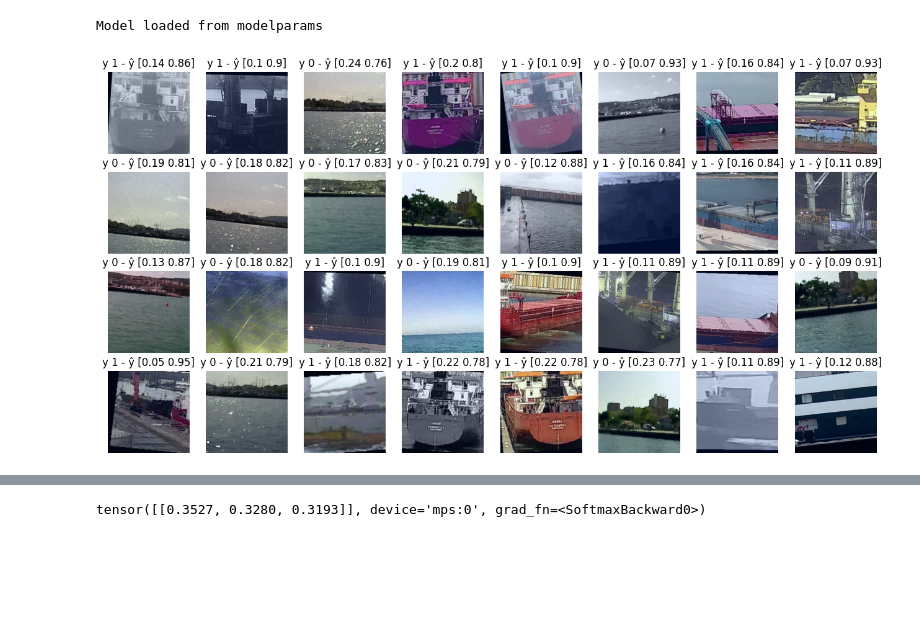
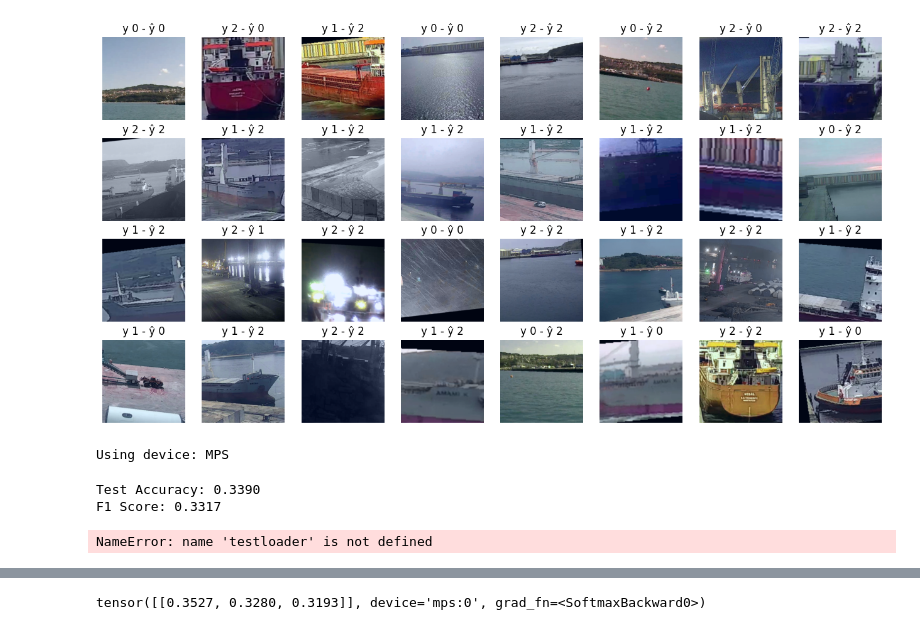
Before and after one commit to PepeRoConde/3year2sem, a Jupyter notebook: vision/p1/pruebas.ipynb, the cells around one changed output, grey strips where cells are left out. Cells and saved outputs as stored; diff of their text form; code cells hidden in the pictures; blank space fills up the shorter version.

```diff
--- a/vision/p1/pruebas.ipynb
+++ b/vision/p1/pruebas.ipynb
@@ -23,20 +23,35 @@ import numpy as np
 # %%
 from ship_classifier import ShipDataset, ShipClassifier, plotgrid
 import scipy
 
 dataAugmentation = True
-docked=False
+docked=True
+pretrained=True
 
-classifier = ShipClassifier(pretrained=True,docked=docked)
-classifier.load_model('modelparams')
+classifier = ShipClassifier(pretrained=pretrained,docked=docked)
+#classifier.load_model('modelparams')
 
 classifier.model.to('mps')
 
 trainset = ShipDataset(root_dir='/Users/pepe/carrera/3/2/vca/practicas/p2', train=True, dataAugmentation=dataAugmentation, docked=docked)
 testset = ShipDataset(root_dir='/Users/pepe/carrera/3/2/vca/practicas/p2', train=False, dataAugmentation=False, docked=docked)
 
+testloader = DataLoader(
+        testset,
+        batch_size=512,
+        num_workers=8
+    )
+
 plotgrid(classifier,trainset)
+
+test_acc, test_accuracies, f1, cm = classifier.test_model(testloader)
 # %% [output]
+[figure, new version]
-Model loaded from modelparams
+Using device: MPS
-[figure, old version]
+Test Accuracy: 0.3390
+F1 Score: 0.3317
+# %%
+test_acc, test_accuracies, f1, cm = classifier.test_model(testloader)
+# %% [output]
+NameError: name 'testloader' is not defined
 # %%
```
Also changed, not shown: parts of 1 cell of this notebook, 4 other files.
